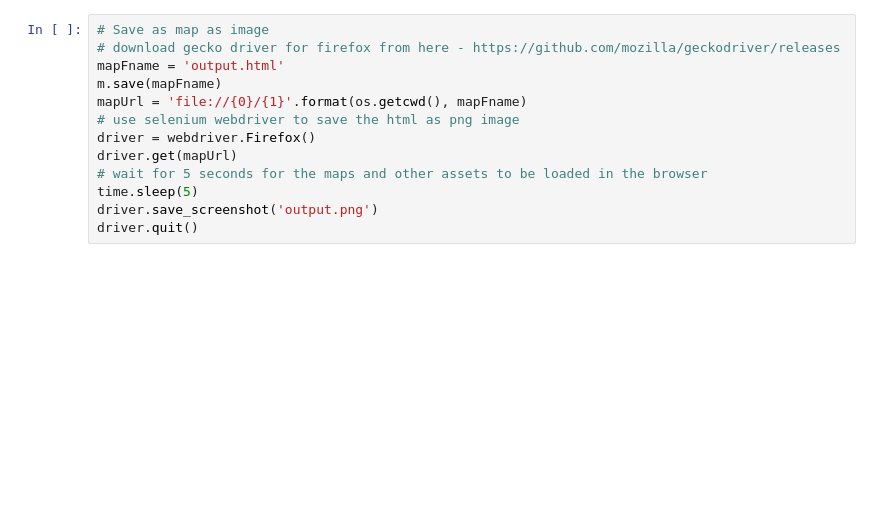
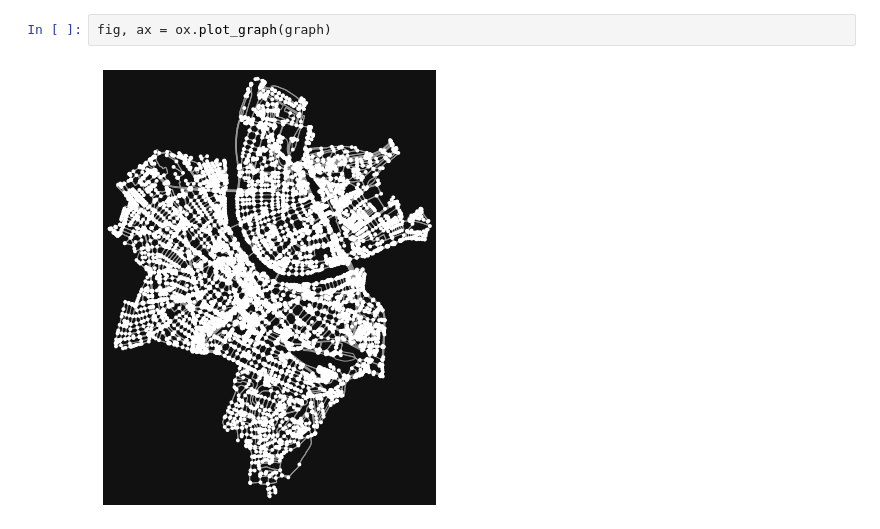
Before and after one commit to RetoKrummenacher/CSAI4SG, a Jupyter notebook: project/Test.ipynb, the cells around one changed output. Cells and saved outputs as stored; diff of their text form; blank space fills up the shorter version.

```diff
--- a/project/Test.ipynb
+++ b/project/Test.ipynb
@@ -48,13 +104,4 @@ m
-# %%
-# Save as map as image
-# download gecko driver for firefox from here - https://github.com/mozilla/geckodriver/releases
-mapFname = 'output.html'
-m.save(mapFname)
-mapUrl = 'file://{0}/{1}'.format(os.getcwd(), mapFname)
-# use selenium webdriver to save the html as png image
-driver = webdriver.Firefox()
-driver.get(mapUrl)
-# wait for 5 seconds for the maps and other assets to be loaded in the browser
-time.sleep(5)
-driver.save_screenshot('output.png')
-driver.quit()
+# %%
+fig, ax = ox.plot_graph(graph)
+# %% [output]
+[figure, added]
```
Also changed, not shown: parts of 9 cells of this notebook, 11 other files.
